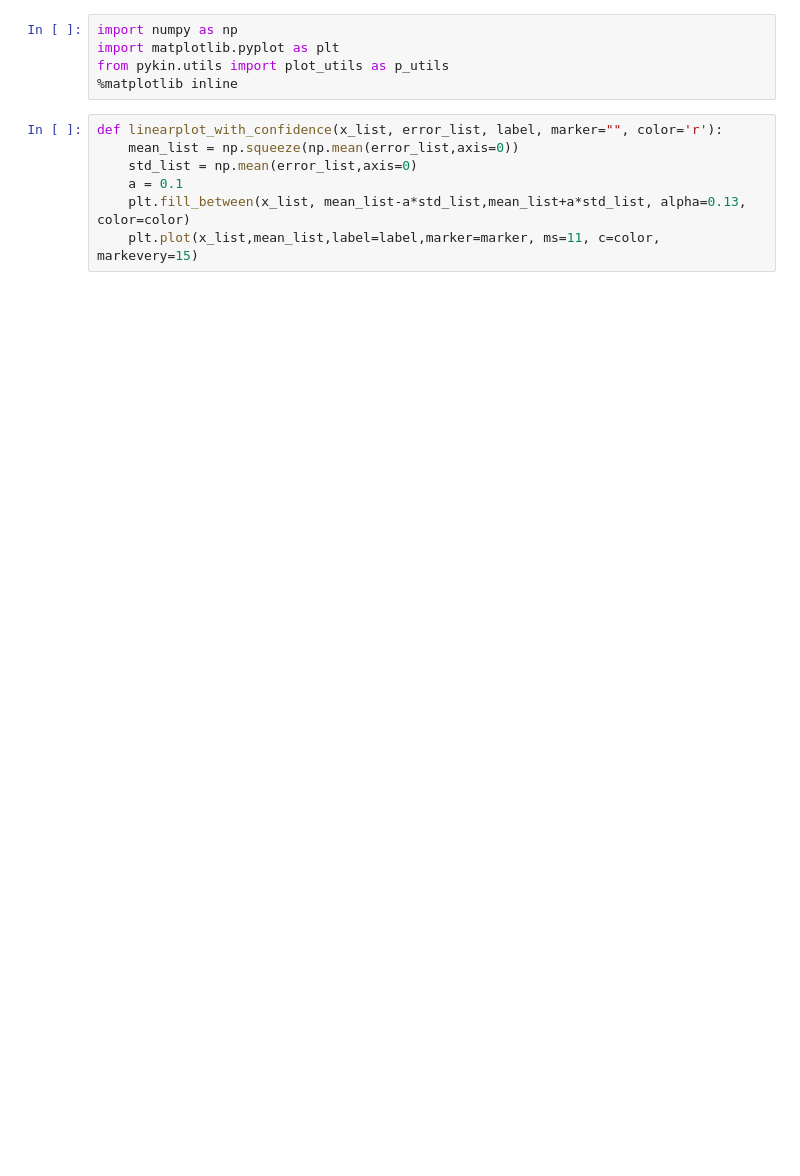
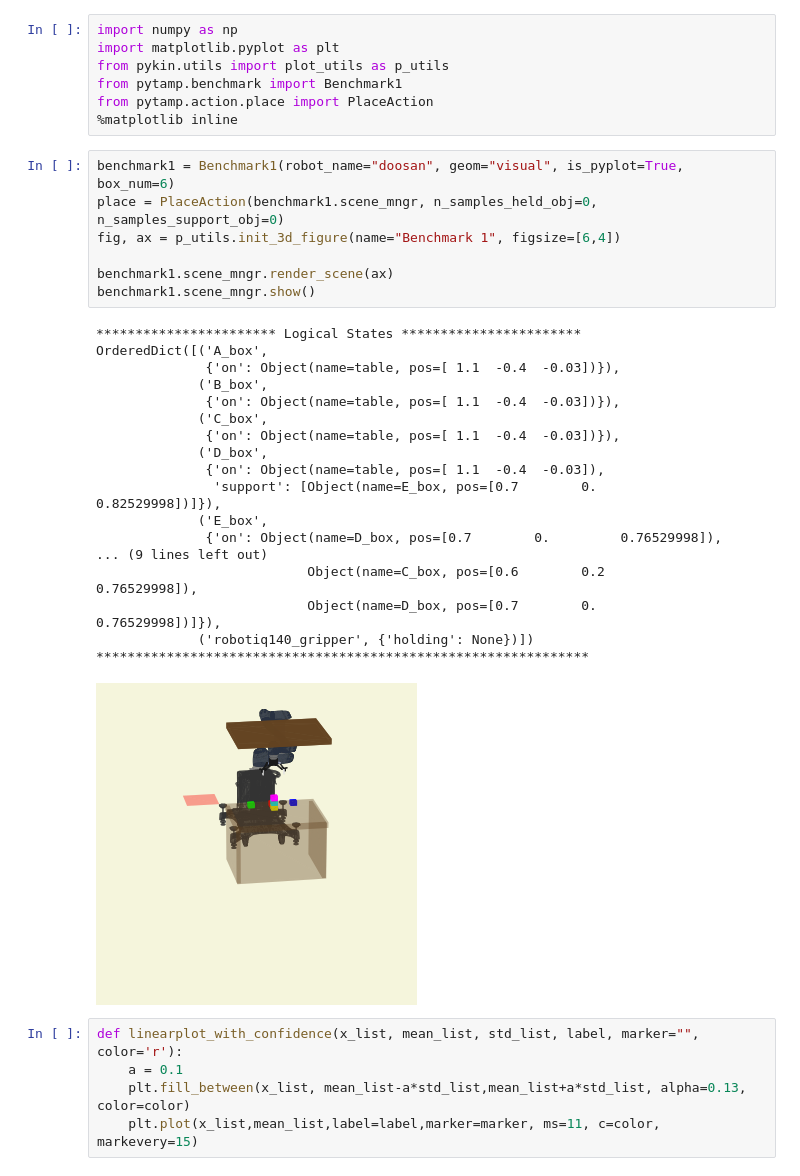
Before and after one commit to jdj2261/pytamp, a Jupyter notebook: results/benchmark1_result_level_2.ipynb, the cells around one changed output. Saved outputs shown, nothing was run; the diff lists cells and outputs as text; blank space fills up the shorter version.

Commit message:
modified benchmark result

```diff
--- a/results/benchmark1_result_level_2.ipynb
+++ b/results/benchmark1_result_level_2.ipynb
@@ -2,11 +2,37 @@
 import numpy as np
 import matplotlib.pyplot as plt
 from pykin.utils import plot_utils as p_utils
+from pytamp.benchmark import Benchmark1
+from pytamp.action.place import PlaceAction
 %matplotlib inline
+# %%
+benchmark1 = Benchmark1(robot_name="doosan", geom="visual", is_pyplot=True, box_num=6)
+place = PlaceAction(benchmark1.scene_mngr, n_samples_held_obj=0, n_samples_support_obj=0)
+fig, ax = p_utils.init_3d_figure(name="Benchmark 1", figsize=[6,4])
+
+benchmark1.scene_mngr.render_scene(ax)
+benchmark1.scene_mngr.show()
+# %% [output]
+*********************** Logical States ***********************
+OrderedDict([('A_box',
+              {'on': Object(name=table, pos=[ 1.1  -0.4  -0.03])}),
+             ('B_box',
+              {'on': Object(name=table, pos=[ 1.1  -0.4  -0.03])}),
+             ('C_box',
+              {'on': Object(name=table, pos=[ 1.1  -0.4  -0.03])}),
+             ('D_box',
+              {'on': Object(name=table, pos=[ 1.1  -0.4  -0.03]),
+               'support': [Object(name=E_box, pos=[0.7        0.         0.82529998])]}),
+             ('E_box',
+              {'on': Object(name=D_box, pos=[0.7        0.         0.76529998]),
+... (9 lines left out)
+                           Object(name=C_box, pos=[0.6        0.2        0.76529998]),
+                           Object(name=D_box, pos=[0.7        0.         0.76529998])]}),
+             ('robotiq140_gripper', {'holding': None})])
+***************************************************************
+[figure, added]
 # %%
-def linearplot_with_confidence(x_list, error_list, label, marker="", color='r'):
-    mean_list = np.squeeze(np.mean(error_list,axis=0))
-    std_list = np.mean(error_list,axis=0)
+def linearplot_with_confidence(x_list, mean_list, std_list, label, marker="", color='r'):
     a = 0.1
     plt.fill_between(x_list, mean_list-a*std_list,mean_list+a*std_list, alpha=0.13, color=color)
     plt.plot(x_list,mean_list,label=label,marker=marker, ms=11, c=color, markevery=15)
```
Also changed, not shown: parts of 14 cells of this notebook, 3 other files.
